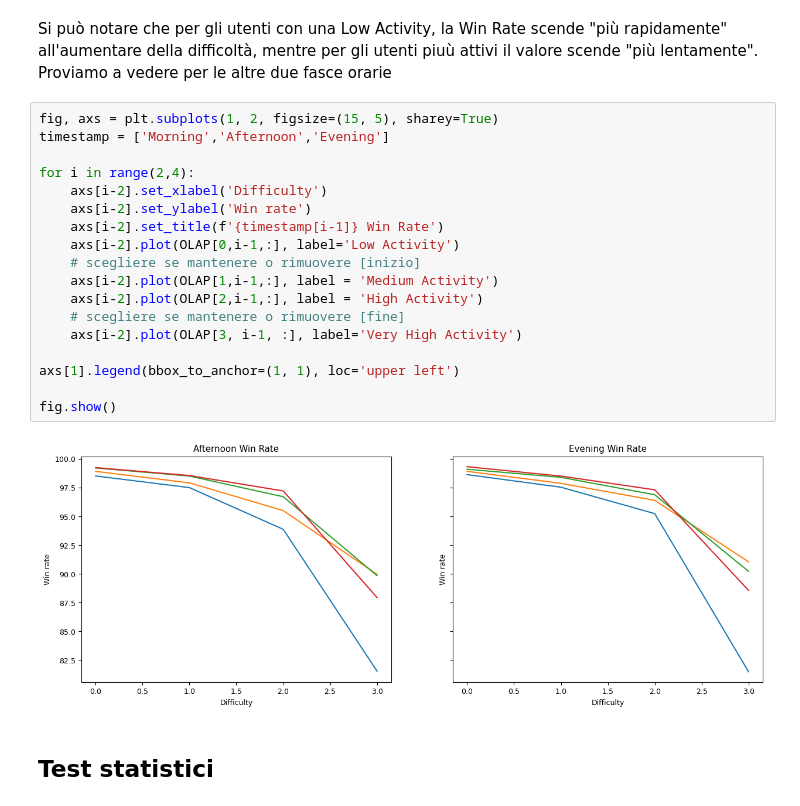
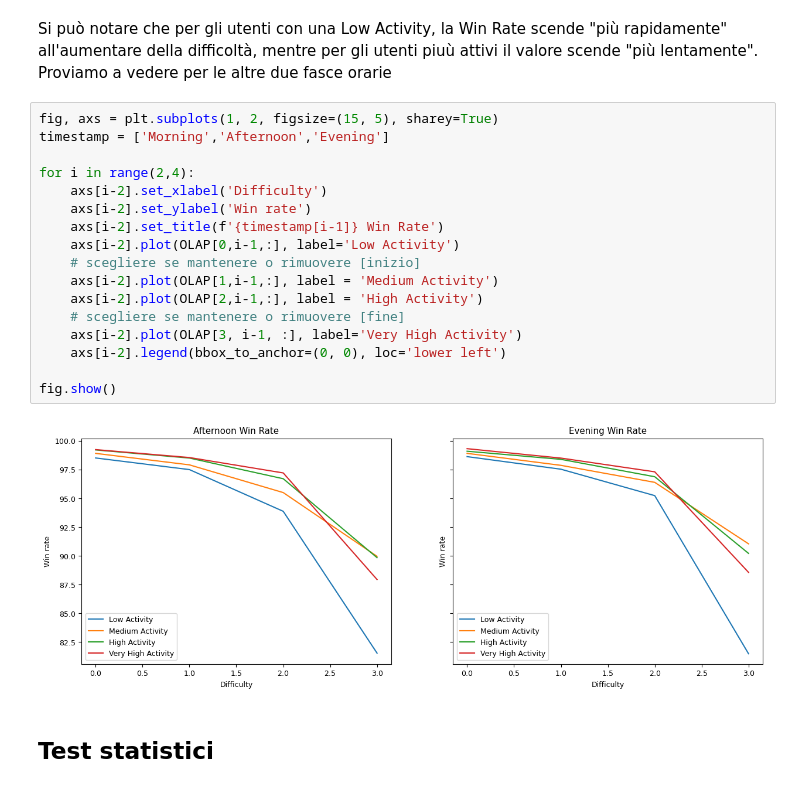
Before and after one commit to roby-ianny/IannelloSuffia_DataScienceProject, a Jupyter notebook: DataScienceProject.ipynb, the cells around one changed output. Drawn from its saved outputs; the diff is of its cells as text.

```diff
--- a/DataScienceProject.ipynb
+++ b/DataScienceProject.ipynb
@@ -1105,23 +1105,22 @@ Si può notare che per gli utenti con una Low Activity, la Win Rate scende "più
 # %%
 fig, axs = plt.subplots(1, 2, figsize=(15, 5), sharey=True)
 timestamp = ['Morning','Afternoon','Evening']
 
 for i in range(2,4):
     axs[i-2].set_xlabel('Difficulty')
     axs[i-2].set_ylabel('Win rate')
     axs[i-2].set_title(f'{timestamp[i-1]} Win Rate')
     axs[i-2].plot(OLAP[0,i-1,:], label='Low Activity')
     # scegliere se mantenere o rimuovere [inizio]
     axs[i-2].plot(OLAP[1,i-1,:], label = 'Medium Activity')
     axs[i-2].plot(OLAP[2,i-1,:], label = 'High Activity')
     # scegliere se mantenere o rimuovere [fine]
     axs[i-2].plot(OLAP[3, i-1, :], label='Very High Activity')
-
-axs[1].legend(bbox_to_anchor=(1, 1), loc='upper left')
+    axs[i-2].legend(bbox_to_anchor=(0, 0), loc='lower left')
 
 fig.show()
 # %% [output]
-[figure, old version]
+[figure, new version]
 # %% [markdown]
 ## Test statistici
 # %% [markdown]
```
Also changed, not shown: parts of 10 cells of this notebook.
